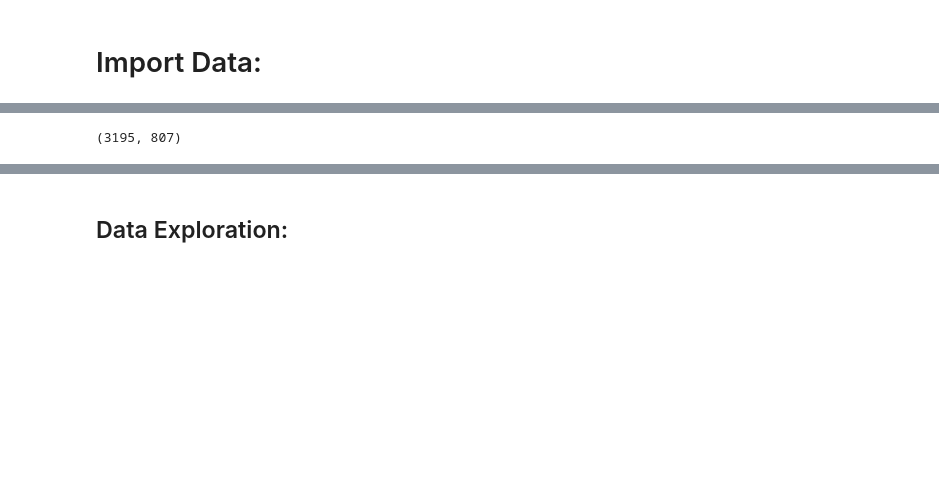
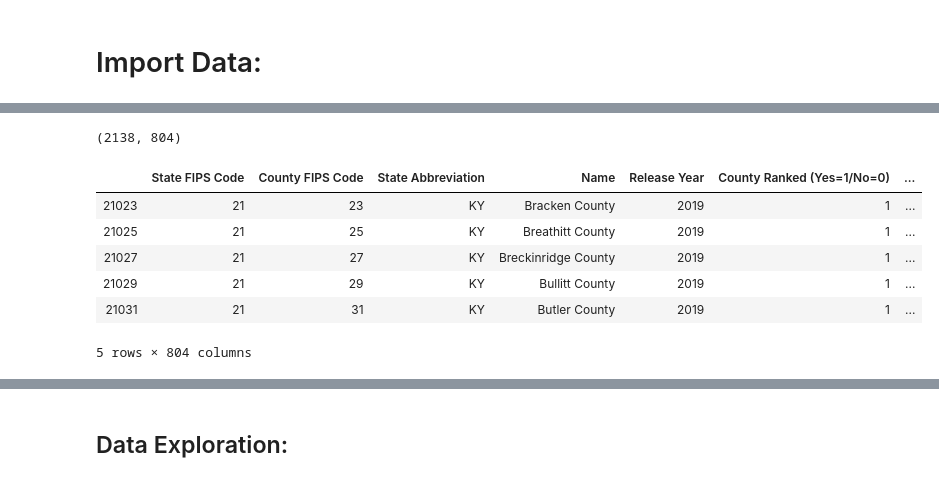
Before and after one commit to Matt-Newton998/Life_Expectancy-Mod04_Project, a Jupyter notebook: Matt_Initial_Workbook.ipynb, the cells around one changed output, grey strips where cells are left out. Drawn from its saved outputs; the diff is of its cells as text; code cells hidden in the pictures; blank space fills up the shorter version.

```diff
--- a/Matt_Initial_Workbook.ipynb
+++ b/Matt_Initial_Workbook.ipynb
@@ -36,8 +117,18 @@ Merge the table's into 1
 # %%
-combimed = pd.concat([data_1, sheet5, sheet3], axis=1, sort=False)
+combimed = pd.concat([data_1, sheet5, sheet3], axis=1, sort=False, join='inner')
 combimed.shape
 # %% [output]
-(3195, 807)
+(2138, 804)
+# %%
+combimed.head()
+# %% [output]
+|  | State FIPS Code | County FIPS Code | State Abbreviation | Name | Release Year | County Ranked (Yes=1/No=0) | ... |
+| 21023 | 21 | 23 | KY | Bracken County | 2019 | 1 | ... |
+| 21025 | 21 | 25 | KY | Breathitt County | 2019 | 1 | ... |
+| 21027 | 21 | 27 | KY | Breckinridge County | 2019 | 1 | ... |
+| 21029 | 21 | 29 | KY | Bullitt County | 2019 | 1 | ... |
+| 21031 | 21 | 31 | KY | Butler County | 2019 | 1 | ... |
+5 rows × 804 columns
 # %%
 cols1 = combimed.columns
 cols1 = sorted(cols1)
```
Also changed, not shown: parts of 32 cells of this notebook, 2 other files.
